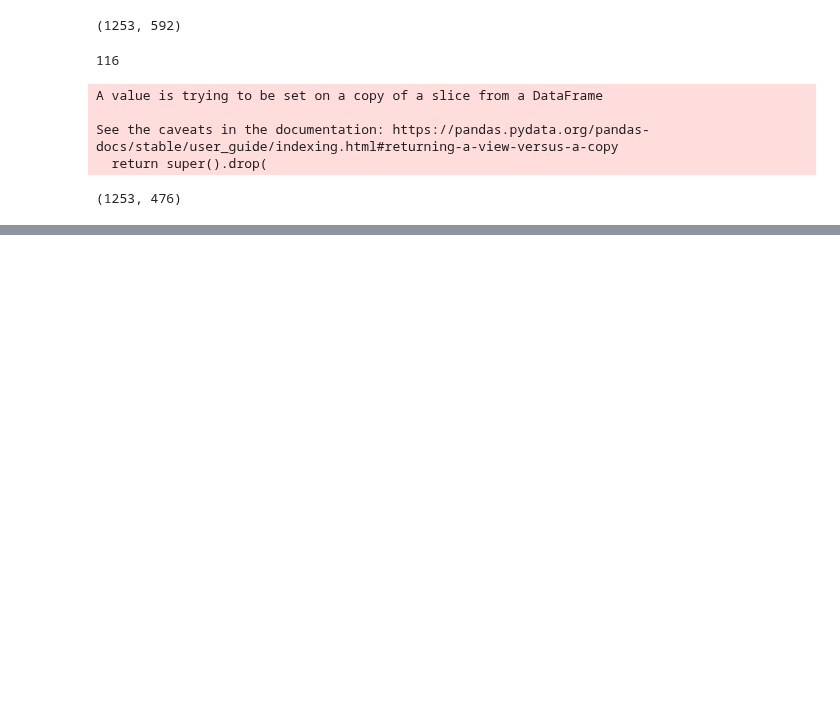
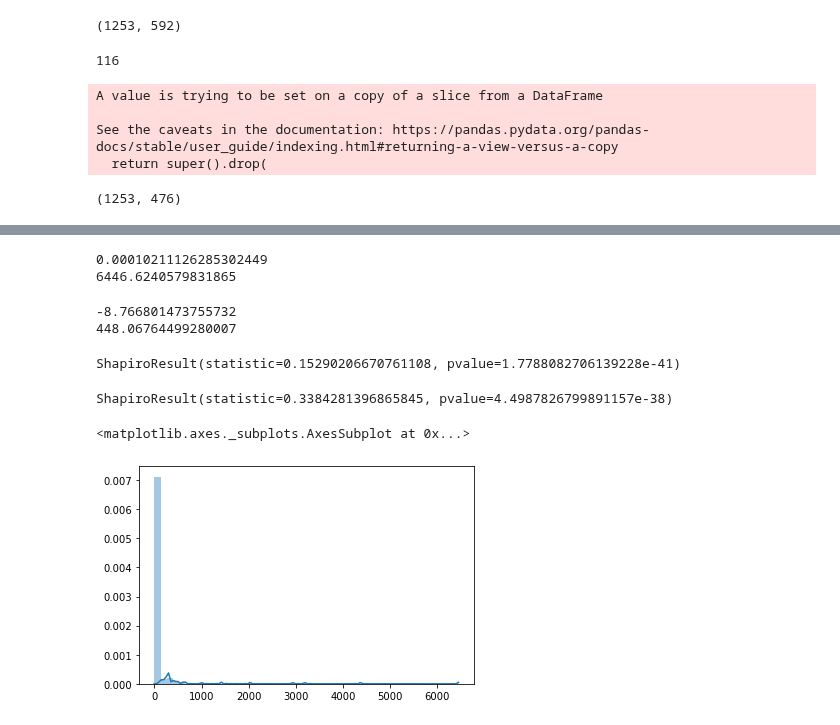
Before and after one commit to Landschy/datamining-htw, a Jupyter notebook: scripts/presentation1.ipynb, the cells around one changed output, grey strips where cells are left out. Drawn from its saved outputs; the diff is of its cells as text; code cells hidden in the pictures; blank space fills up the shorter version.

```diff
--- a/scripts/presentation1.ipynb
+++ b/scripts/presentation1.ipynb
@@ -128,0 +154,3 @@ train_df.shape
+# %%
+summary = train_df.iloc[:,2:476].describe(include='all')
+summary
@@ -128,0 +168,28 @@ train_df.shape
+# %%
+feature_std = pd.DataFrame(summary.loc['std',:])
+feature_coeffstd = pd.DataFrame(summary.loc['mean',:]/summary.loc['std',:])
+# %%
+print(min(feature_std.iloc[:,0]))
+print(max(feature_std.iloc[:,0]))
+# %% [output]
+0.00010211126285302449
+6446.6240579831865
+# %%
+print(min(feature_coeffstd.iloc[:,0]))
+print(max(feature_coeffstd.iloc[:,0]))
+# %% [output]
+-8.766801473755732
+448.06764499280007
+# %%
+stats.shapiro(feature_std.iloc[:,0])
+# %% [output]
+ShapiroResult(statistic=0.15290206670761108, pvalue=1.7788082706139228e-41)
+# %%
+stats.shapiro(feature_coeffstd.iloc[:,0])
+# %% [output]
+ShapiroResult(statistic=0.3384281396865845, pvalue=4.4987826799891157e-38)
+# %%
+sns.distplot(feature_std)
+# %% [output]
+<matplotlib.axes._subplots.AxesSubplot at 0x...>
+[figure, added]
```
Also changed, not shown: parts of 9 cells of this notebook.
